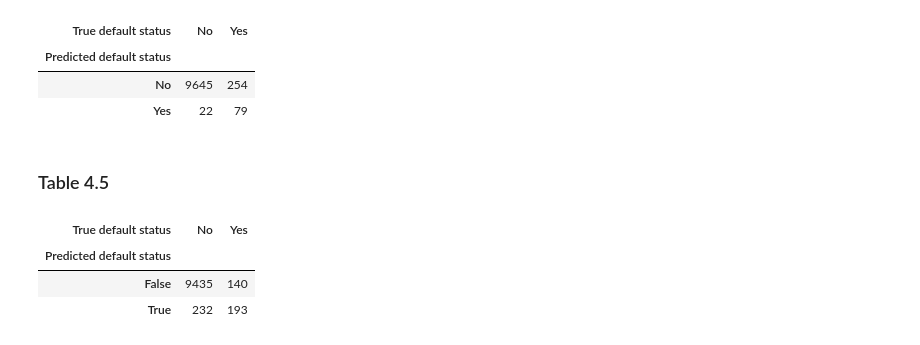
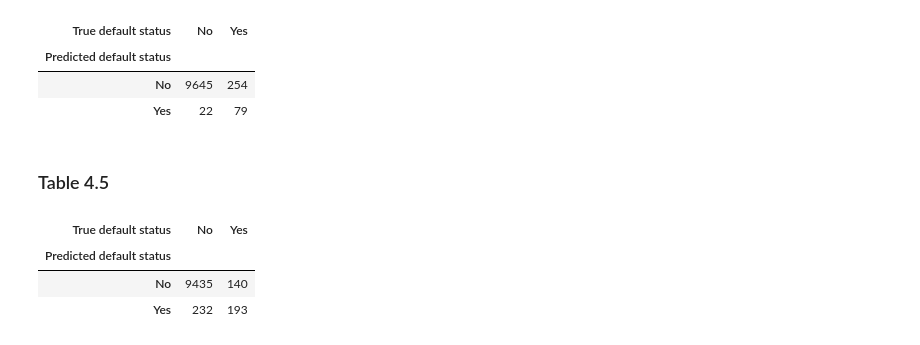
Before and after one commit to capac/ISLwR-python-code, a Jupyter notebook: chapter-4/Chapter 4. Classification.ipynb, the cells around one changed output. Drawn from its saved outputs; the diff is of its cells as text; code cells hidden in the pictures.

Commit message:
Update on table 4.5 in Chapter 4

```diff
--- a/chapter-4/Chapter 4. Classification.ipynb
+++ b/chapter-4/Chapter 4. Classification.ipynb
@@ -330,11 +330,11 @@ mod_thresh = 0.2
 lda = LinearDiscriminantAnalysis(solver='svd')
 y_prob = lda.fit(X, y).predict_proba(X)
 # %%
-prob_df = pd.DataFrame({'True default status': y, 'Predicted default status': y_prob[:, 1] > mod_thresh})
+prob_df = pd.DataFrame({'True default status': y, 'Predicted default status': (y_prob[:, 1] > mod_thresh).astype('int')})
 prob_df.replace(to_replace={0: 'No', 1: 'Yes'}, inplace=True)
 prob_df.groupby(['Predicted default status', 'True default status']).size().unstack()
 # %% [output]
 | True default status | No | Yes |
 | Predicted default status |  |  |
-| False | 9435 | 140 |
-| True | 232 | 193 |
+| No | 9435 | 140 |
+| Yes | 232 | 193 |
```
Also changed, not shown: parts of 2 cells of this notebook.
